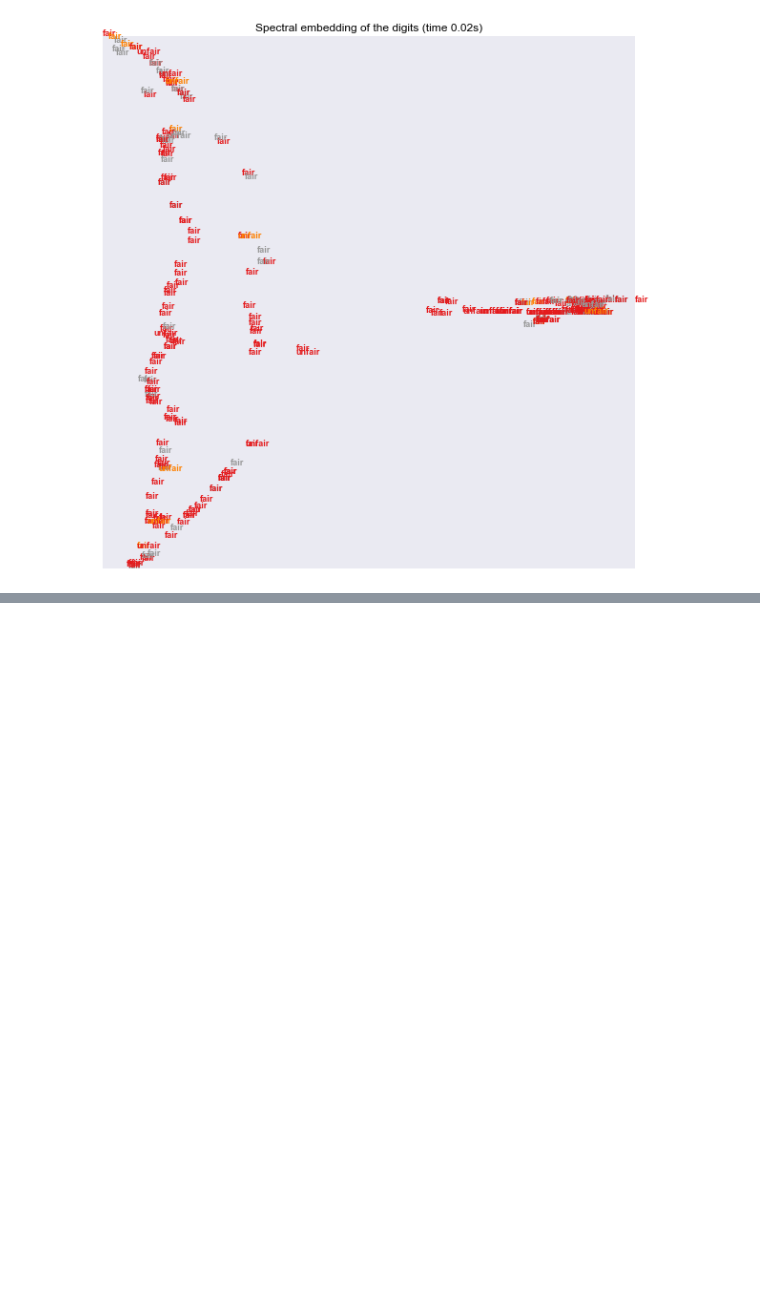
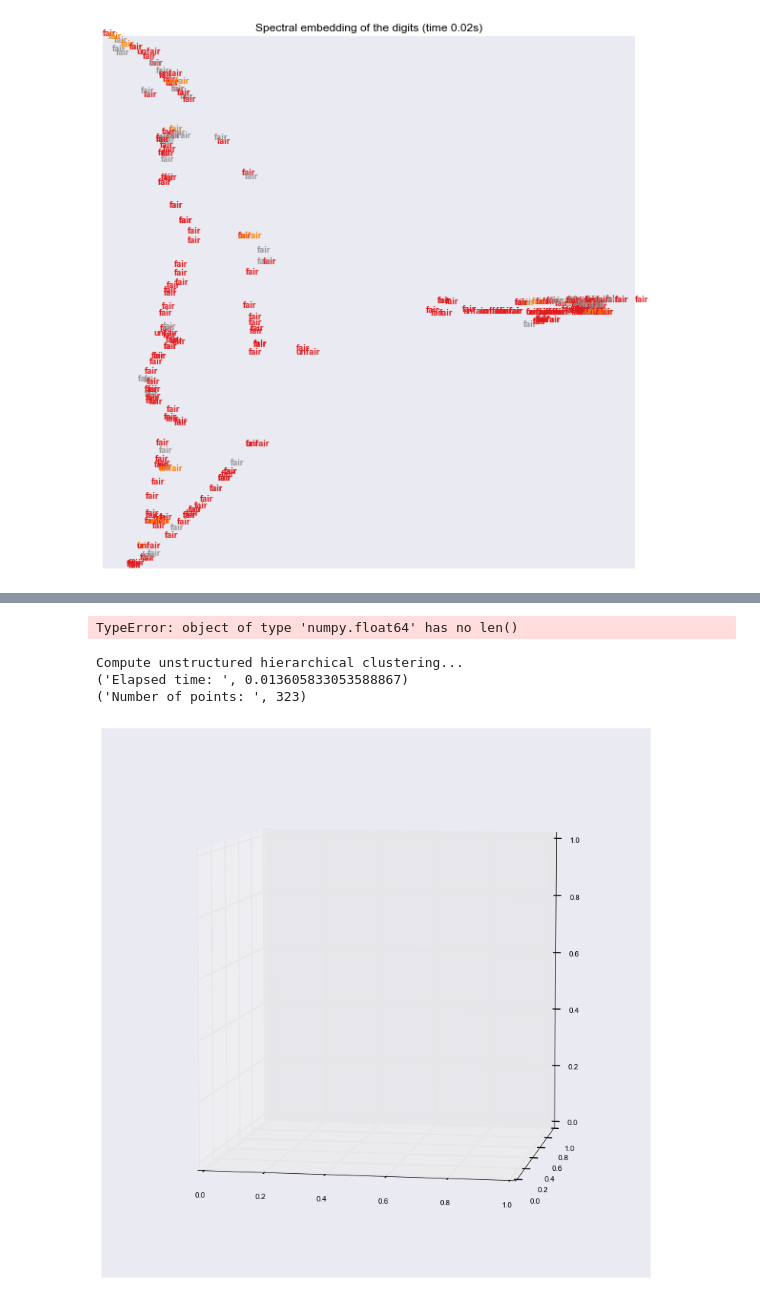
Before and after one commit to seekshreyas/obidroid, a Jupyter notebook: ObidroidLearning.ipynb, the cells around one changed output, grey strips where cells are left out. Saved outputs shown, nothing was run; the diff lists cells and outputs as text; code cells hidden in the pictures; blank space fills up the shorter version.

```diff
--- a/ObidroidLearning.ipynb
+++ b/ObidroidLearning.ipynb
@@ -504,0 +523,29 @@ Computing Spectral embedding
+# %%
+#
+# --------------- Hierarchical Clustering ---------------
+# code ref: http://scikit-learn.org/stable/auto_examples/cluster/plot_ward_structured_vs_unstructured.html#example-cluster-plot-ward-structured-vs-unstructured-py
+import mpl_toolkits.mplot3d.axes3d as p3
+from sklearn.cluster import Ward
+
+print("Compute unstructured hierarchical clustering...")
+st = time()
+ward = Ward(n_clusters=6).fit(X_converted)
+label = ward.labels_
+print("Elapsed time: ", time() - st)
+print("Number of points: ", label.size)
+
+###############################################################################
+# Plot result
+fig = pl.figure()
+ax = p3.Axes3D(fig)
+ax.view_init(7, -80)
+for l in np.unique(label):
+    ax.plot3D(X_converted[label == 'fair', 0], X_converted[label == 'unfair', 1],
+              'o', color=pl.cm.jet(np.float(l) / np.max(label + 1)))
+pl.title('Without connectivity constraints')
+# %% [output]
+TypeError: object of type 'numpy.float64' has no len()
+Compute unstructured hierarchical clustering...
+('Elapsed time: ', 0.013605833053588867)
+('Number of points: ', 323)
+[figure, added]
```
Also changed, not shown: parts of 2 cells of this notebook.
